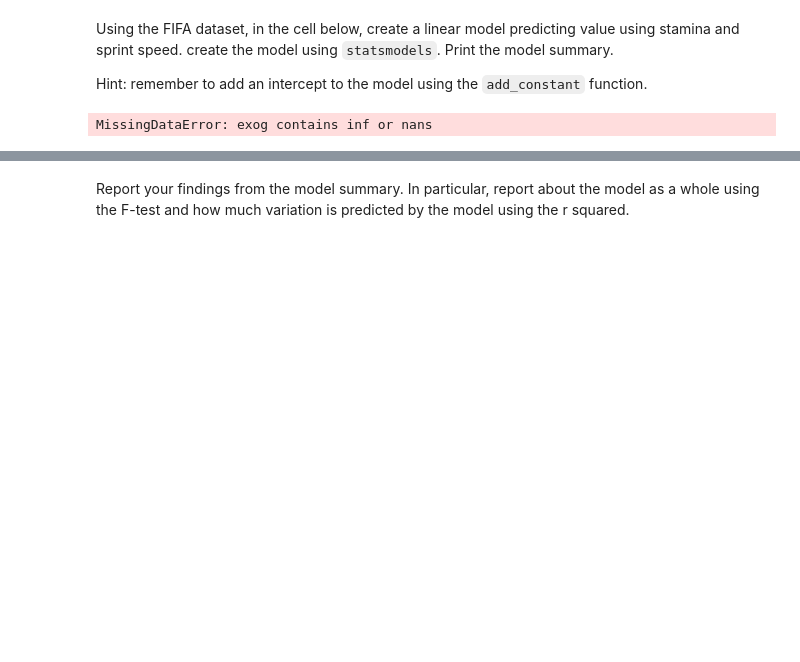
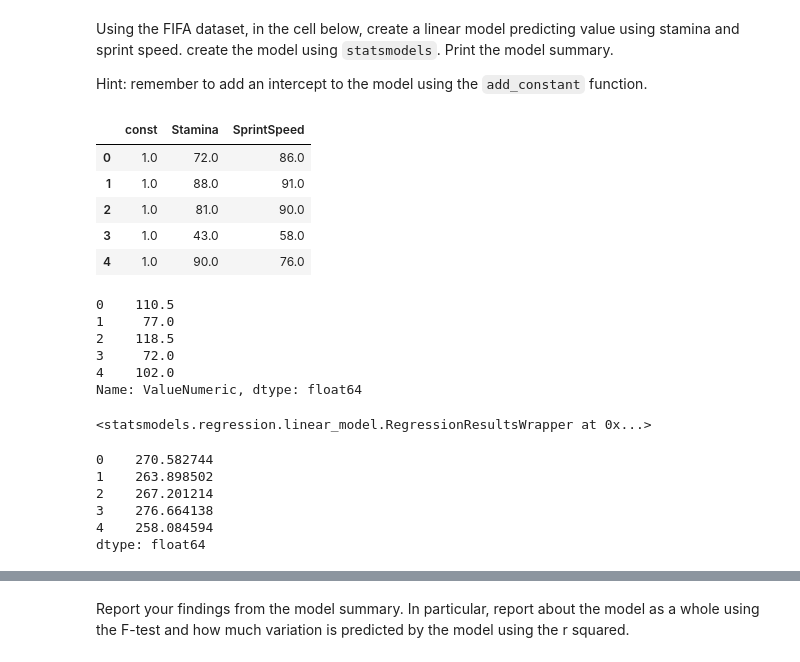
Before and after one commit to JavierLuna/data-labs, a Jupyter notebook: module-2/lab-correlation-tests-with-scipy/your-code/main.ipynb, the cells around one changed output, grey strips where cells are left out. Drawn from its saved outputs; the diff is of its cells as text; code cells hidden in the pictures; blank space fills up the shorter version.

```diff
--- a/module-2/lab-correlation-tests-with-scipy/your-code/main.ipynb
+++ b/module-2/lab-correlation-tests-with-scipy/your-code/main.ipynb
@@ -108,13 +144,37 @@ Using the FIFA dataset, in the cell below, create a linear model predicting valu
 Hint: remember to add an intercept to the model using the `add_constant` function.
 # %%
 # Your code here:
-X = sm.add_constant(fifa.Stamina)
-Y = fifa.SprintSpeed
-
-model = sm.OLS(Y, X).fit()
-predictions = model.predict(X)
-
-print_model = model.summary()
-print(print_model)
+X = sm.add_constant(fifa[['Stamina','SprintSpeed']]) # We must add the intercept using the add_constant function
+X.head()
 # %% [output]
-MissingDataError: exog contains inf or nans
+|  | const | Stamina | SprintSpeed |
+| 0 | 1.0 | 72.0 | 86.0 |
+| 1 | 1.0 | 88.0 | 91.0 |
+| 2 | 1.0 | 81.0 | 90.0 |
+| 3 | 1.0 | 43.0 | 58.0 |
+| 4 | 1.0 | 90.0 | 76.0 |
+# %%
+y = fifa['ValueNumeric']
+y.head()
+# %% [output]
+0    110.5
+1     77.0
+2    118.5
+3     72.0
+4    102.0
+Name: ValueNumeric, dtype: float64
+# %%
+model = sm.OLS(y, X).fit()
+model
+# %% [output]
+<statsmodels.regression.linear_model.RegressionResultsWrapper at 0x...>
+# %%
+predictions = model.predict(X)
+predictions.head()
+# %% [output]
+0    270.582744
+1    263.898502
+2    267.201214
+3    276.664138
+4    258.084594
+dtype: float64
```
Also changed, not shown: parts of 18 cells of this notebook.
